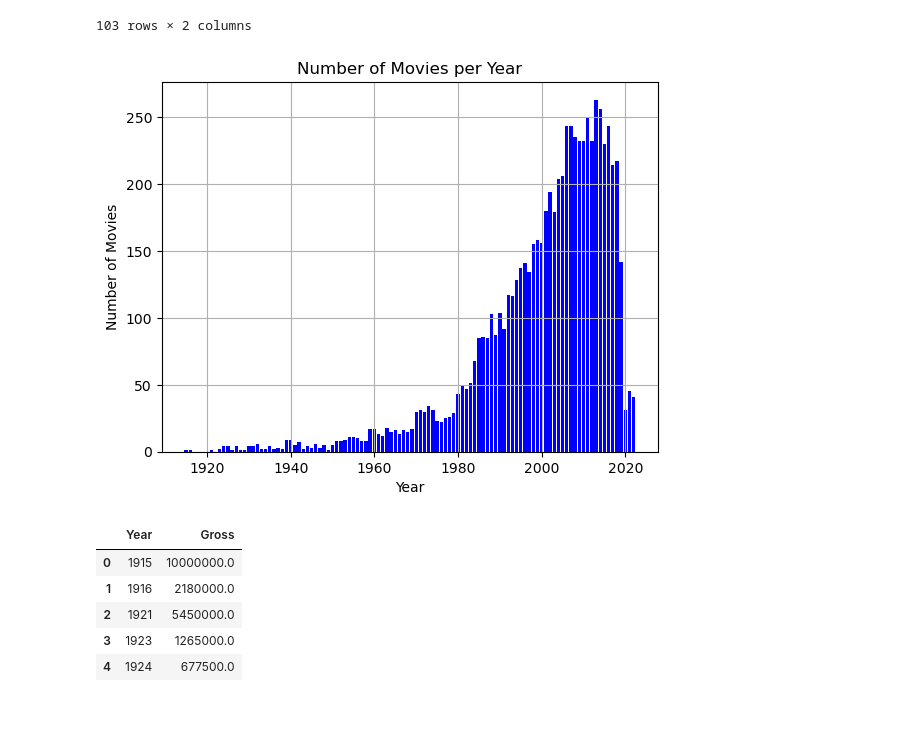
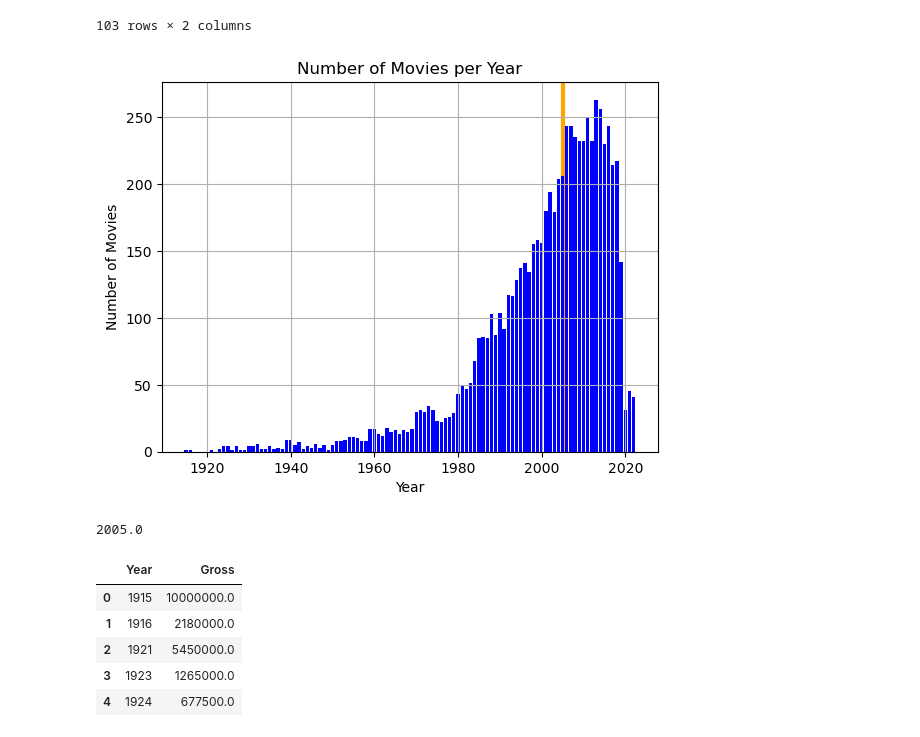
Before and after one commit to RedDeath007/Data-Analytics-Project-1-Team-1, a Jupyter notebook: Movie_Data_Analysis.ipynb, the cells around one changed output. Cells and saved outputs as stored; diff of their text form; code cells hidden in the pictures.

```diff
--- a/Movie_Data_Analysis.ipynb
+++ b/Movie_Data_Analysis.ipynb
@@ -140,14 +140,18 @@ movies_per_year
 # %%
 x_value = movies_per_year["Year"]
 y_value = movies_per_year["Number of Movies"]
 plt.bar(x_value, y_value, color = "blue")
 plt.title("Number of Movies per Year")
 plt.xlabel("Year")
 plt.ylabel("Number of Movies")
 plt.grid()
+plt.axvline(x = 2005, c= "orange", linewidth=3, zorder=0)
 plt.show()
+median_year = movie_cleaned_df["Year"].median()
+median_year
 # %% [output]
-[figure, old version]
+[figure, new version]
+2005.0
 # %%
 #finding Avg Gross per Year
 gross_per_year = movie_cleaned_df.groupby(['Year'])[["Gross"]].mean().reset_index()
```
Also changed, not shown: parts of 6 cells of this notebook.
